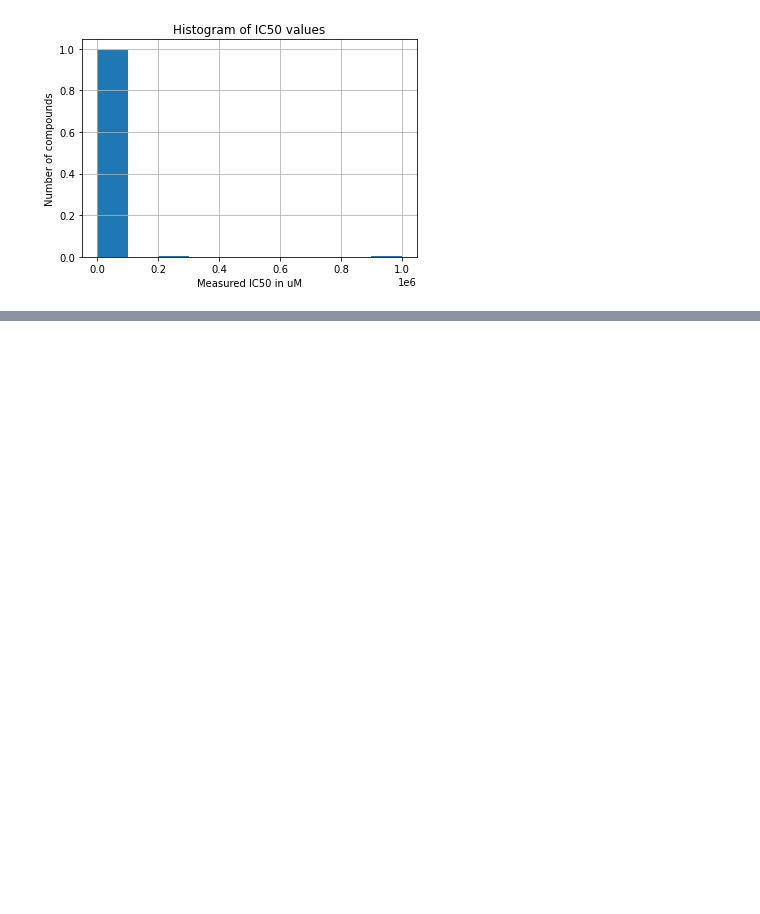
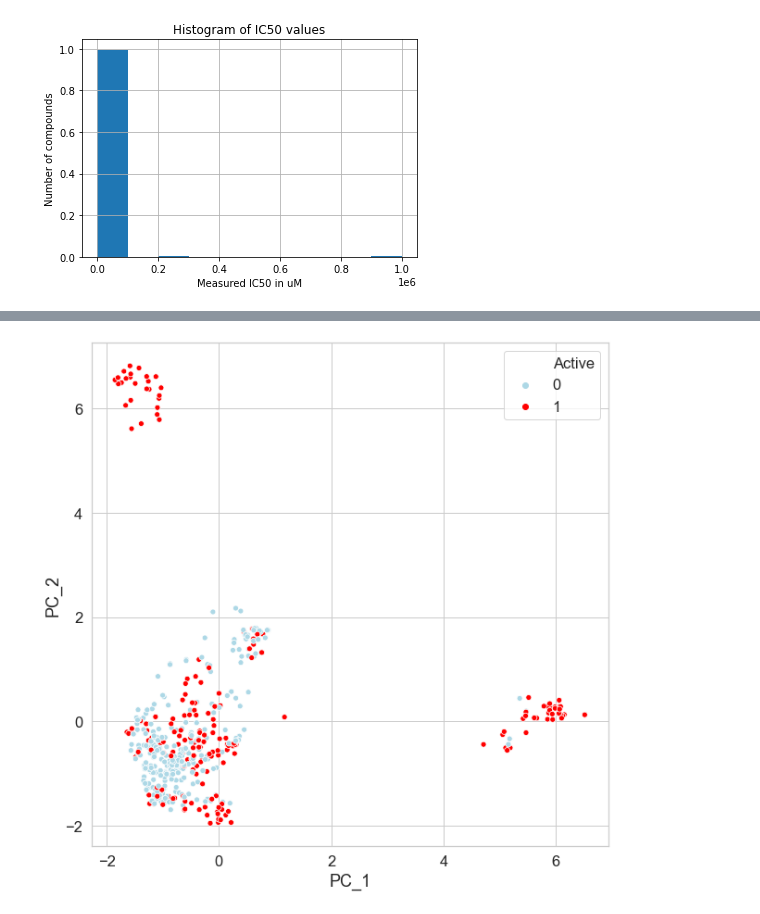
Before and after one commit to estherb-s/CovidGCN, a Jupyter notebook: CreateTrainingDataset.ipynb, the cells around one changed output, grey strips where cells are left out. Saved outputs shown, nothing was run; the diff lists cells and outputs as text; code cells hidden in the pictures; blank space fills up the shorter version.

Commit message:
Updated to visualise chemical space of dataset

```diff
--- a/CreateTrainingDataset.ipynb
+++ b/CreateTrainingDataset.ipynb
@@ -395,0 +334,26 @@ plt.show()
+# %%
+# functions to convert SMILES list to list of fingerprints
+def fp_list_from_smiles_list(smiles_list,n_bits=2048):
+    fp_list = []
+    for smiles in tqdm(smiles_list):
+        mol = Chem.MolFromSmiles(smiles)
+        fp_list.append(fp_as_array(mol,n_bits))
+    return fp_list
+
+def fp_as_array(mol,n_bits=2048):
+    fp = AllChem.GetMorganFingerprintAsBitVect(mol, 2, nBits=n_bits)
+    arr = np.zeros((1,), np.int)
+    DataStructs.ConvertToNumpyArray(fp, arr)
+    return arr
+# %%
+fp_list = fp_list_from_smiles_list(training_dataset.SMILES)
+# %%
+# PCA on the fingerprints
+from sklearn.decomposition import PCA
+pca = PCA(n_components=2)
+crds = pca.fit_transform(fp_list)
+# %%
+# Put coords from PCA into the dataframe
+crds_df = pd.DataFrame(crds,columns=["PC_1","PC_2"])
+crds_df['Active'] = list(training_dataset.Active)
+crds_df.head()
@@ -395,0 +367,5 @@ plt.show()
+# %%
+# Plot the principal components
+ax = sns.scatterplot(data=crds_df,x="PC_1",y="PC_2",hue="Active",palette={0:'lightblue',1:'red'})
+# %% [output]
+[figure, added]
```
Also changed, not shown: parts of 48 cells of this notebook.
